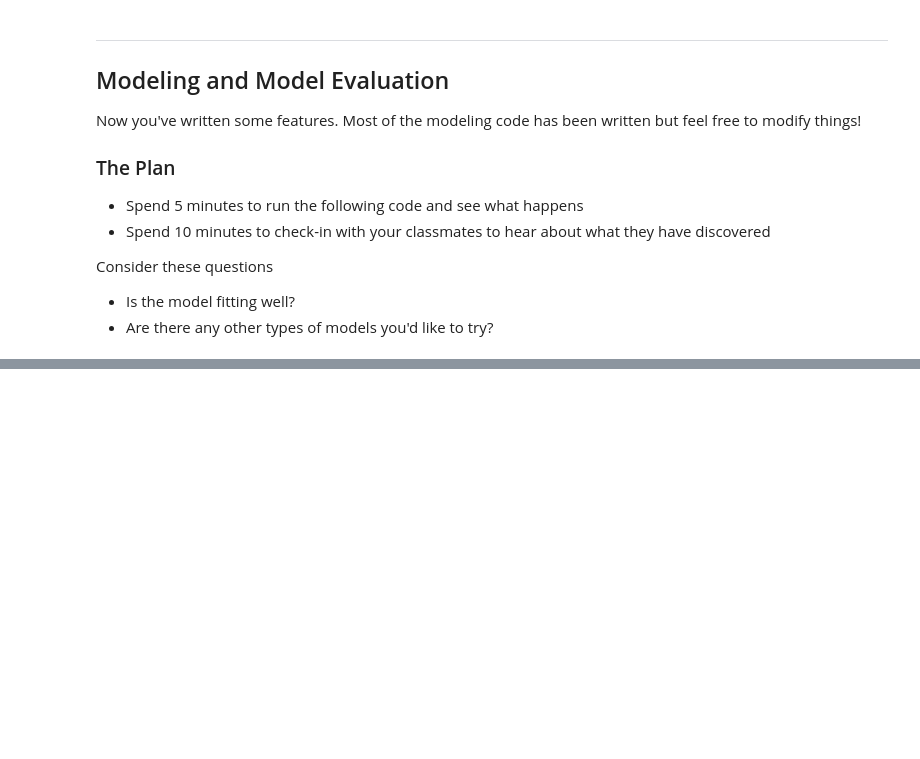
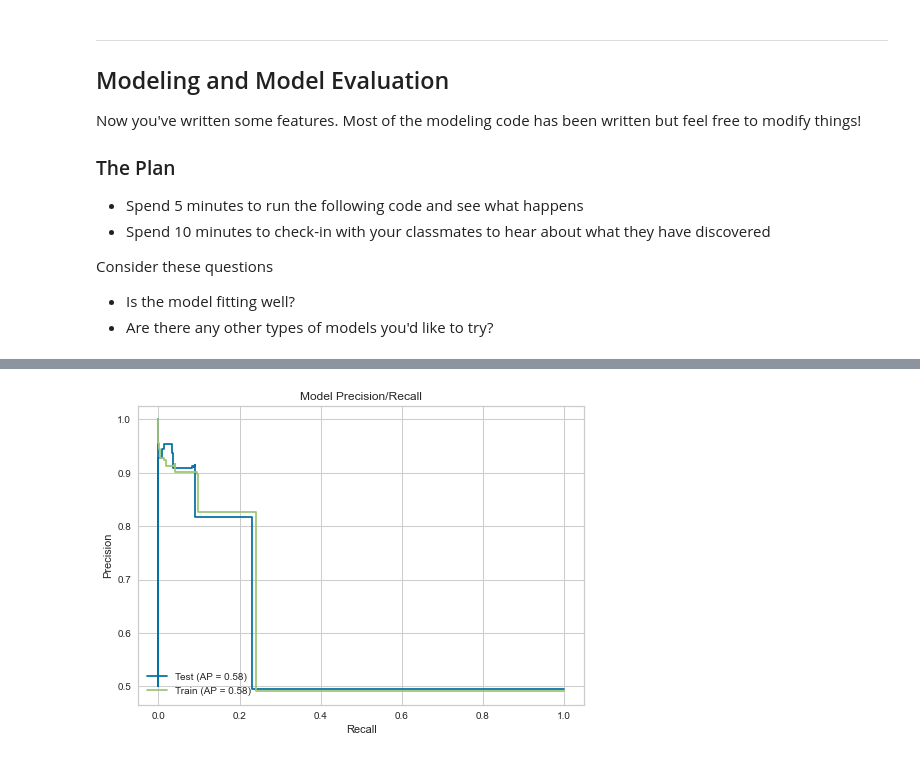
Before and after one commit to sbarton272/usf_econ_622_feature_engineering, a Jupyter notebook: starter_notebook.ipynb, the cells around one changed output, grey strips where cells are left out. Drawn from its saved outputs; the diff is of its cells as text; code cells hidden in the pictures; blank space fills up the shorter version.

```diff
--- a/starter_notebook.ipynb
+++ b/starter_notebook.ipynb
@@ -224,0 +281,11 @@ space = hp.choice(
+# %%
+from sklearn.metrics import plot_precision_recall_curve
+
+fig, ax = plt.subplots()
+
+plot_precision_recall_curve(rf_clf, X_test, y_test, name='Test', ax=ax)
+plot_precision_recall_curve(rf_clf, X_train, y_train, name='Train', ax=ax)
+
+ax.set_title('Model Precision/Recall');
+# %% [output]
+[figure, added]
```
Also changed, not shown: parts of 9 cells of this notebook, 2 other files.
